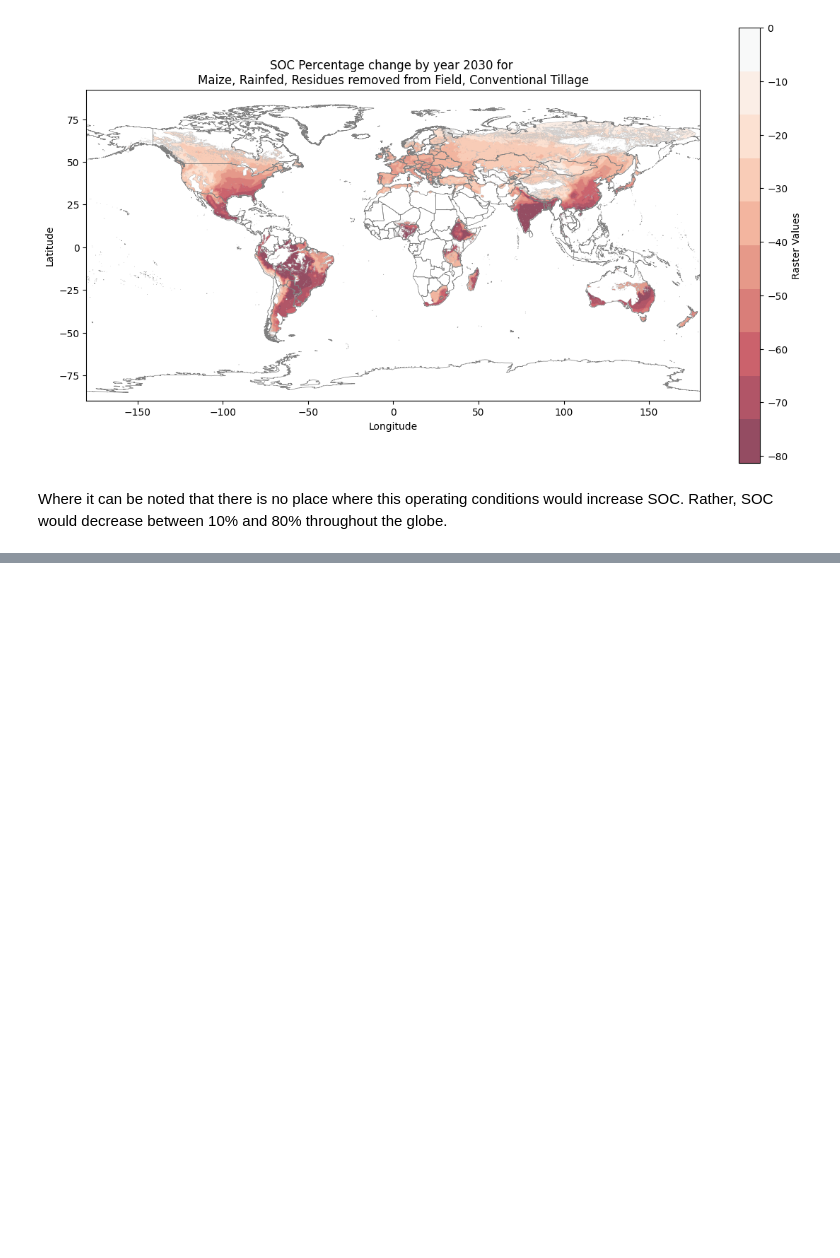
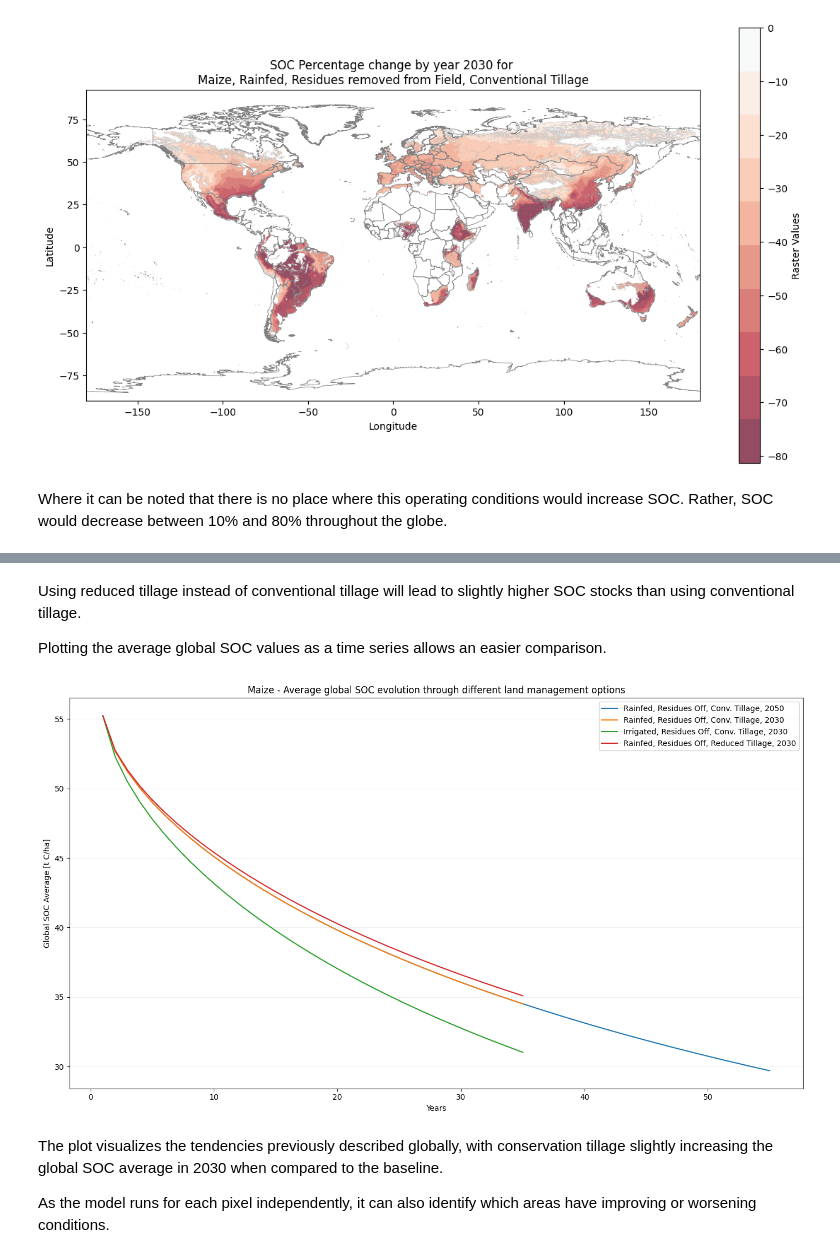
Before and after one commit to cloyolaangosto/SBTN_Test, a Jupyter notebook: examples/SOC_LEAF_Example.ipynb, the cells around one changed output, grey strips where cells are left out. Drawn from its saved outputs; the diff is of its cells as text; code cells hidden in the pictures; blank space fills up the shorter version.

```diff
--- a/examples/SOC_LEAF_Example.ipynb
+++ b/examples/SOC_LEAF_Example.ipynb
@@ -201,0 +322,26 @@ Where it can be noted that there is no place where this operating conditions wou
+# %% [markdown]
+Using reduced tillage instead of conventional tillage will lead to slightly higher SOC stocks than using conventional tillage.
+
+Plotting the average global SOC values as a time series allows an easier comparison.
+# %%
+maize_scenarios_tif = [
+    leaf_maize_rf_resoff_ct_2050_tif,
+    leaf_maize_rf_resoff_ct_2030_tif,
+    leaf_maize_irr_resoff_ct_2030_tif,
+    leaf_maize_rf_resoff_rt_2030_tif
+]
+maize_labels = [
+    "Rainfed, Residues Off, Conv. Tillage, 2050",
+    "Rainfed, Residues Off, Conv. Tillage, 2030",
+    "Irrigated, Residues Off, Conv. Tillage, 2030",
+    "Rainfed, Residues Off, Reduced Tillage, 2030"
+]
+
+reload_mplot()
+mplot.plot_average_band_values(maize_scenarios_tif, maize_labels, "Maize - Average global SOC evolution through different land management options", ylabel="Global SOC Average [t C/ha]",xlabel="Years", show_iq=False)
+# %% [output]
+[figure, added]
+# %% [markdown]
+The plot visualizes the tendencies previously described globally, with conservation tillage slightly increasing the global SOC average in 2030 when compared to the baseline.
+
+ As the model runs for each pixel independently, it can also identify which areas have improving or worsening conditions.
```
Also changed, not shown: parts of 28 cells of this notebook, 8 other files.
